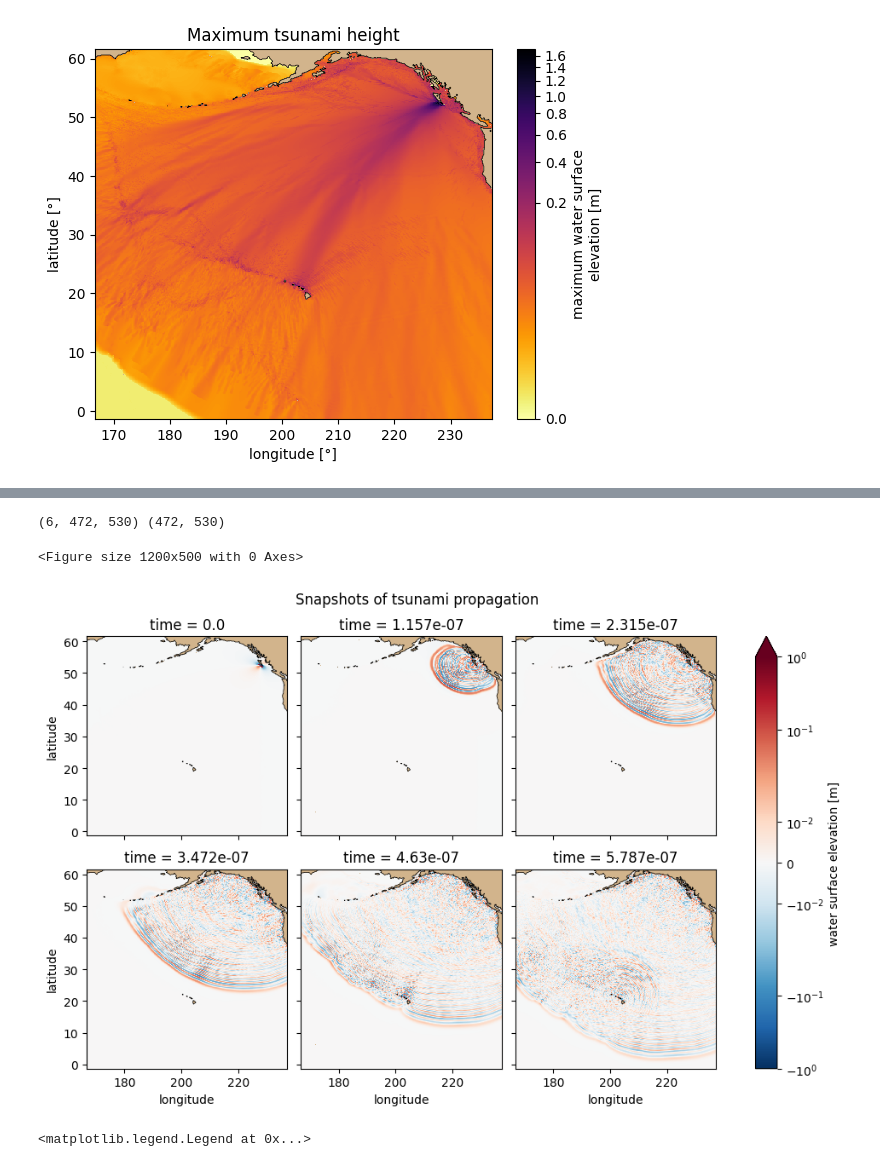
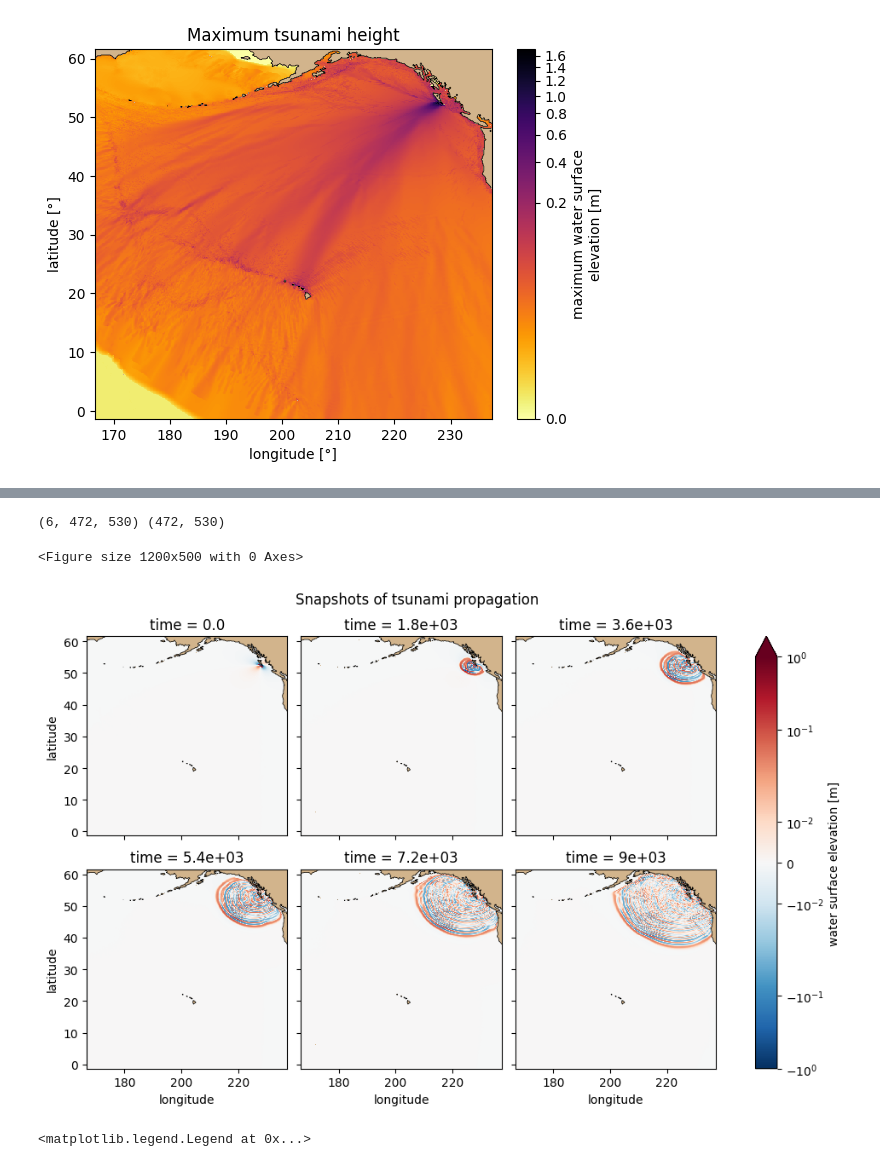
Before and after one commit to tomographyyy/tandem, a Jupyter notebook: view_results.ipynb, the cells around one changed output, grey strips where cells are left out. Drawn from its saved outputs; the diff is of its cells as text; code cells hidden in the pictures.

```diff
--- a/view_results.ipynb
+++ b/view_results.ipynb
@@ -98,30 +98,30 @@ PandasIndex
 PandasIndex(Index([ 66.86666666666666, 66.73333333333333, 66.60000000000001, 66.46666666666667, 66.33333333333333, 66.2, 66.06666666666666, 65.93333333333334, 65.8, 65.66666666666666, ... -5.400000000 ...
 Attributes: (0)
 # %%
-h = nch.h[:,40:-40,40:-40].isel(time=slice(0,1080,180)).copy()
+h = nch.h[:,40:-40,40:-40].isel(time=slice(0,360,60)).copy()
 print(h.data.shape, dep0.data.shape)
 h.data[dep0.data==0]=np.nan
 cmap = plt.cm.RdBu_r
 cmap.set_bad("tan")
 fig = plt.figure(figsize=(12,5))
 axs = h.plot(x="longitude", y="latitude", col="time", cmap=cmap, col_wrap=3,
              norm=colors.SymLogNorm(linthresh=0.02, vmin=-1, vmax=1),
             )
 for ax in axs.axs.ravel():
     xlabel = ax.get_xlabel()
     ylabel = ax.get_ylabel()
     title = ax.get_title()
     dep0.plot.contour(ax=ax, levels=[0], linewidths=0.5, colors="k")
     ax.set_xlabel(xlabel)
     ax.set_ylabel(ylabel)
     ax.set_title(title)
 fig.tight_layout()
 plt.suptitle("Snapshots of tsunami propagation", x=0.45, y=1.03)
 plt.show()
 # %% [output]
 (6, 472, 530) (472, 530)
 <Figure size 1200x500 with 0 Axes>
-[figure, old version]
+[figure, new version]
 # %%
 w1 = np.load("./outC0S0B0/timeseries00_station0011.npz")
 w2 = np.load("./outC1S0B0/timeseries00_station0011.npz")
```
Also changed, not shown: parts of 1 cell of this notebook, 1 other file.
